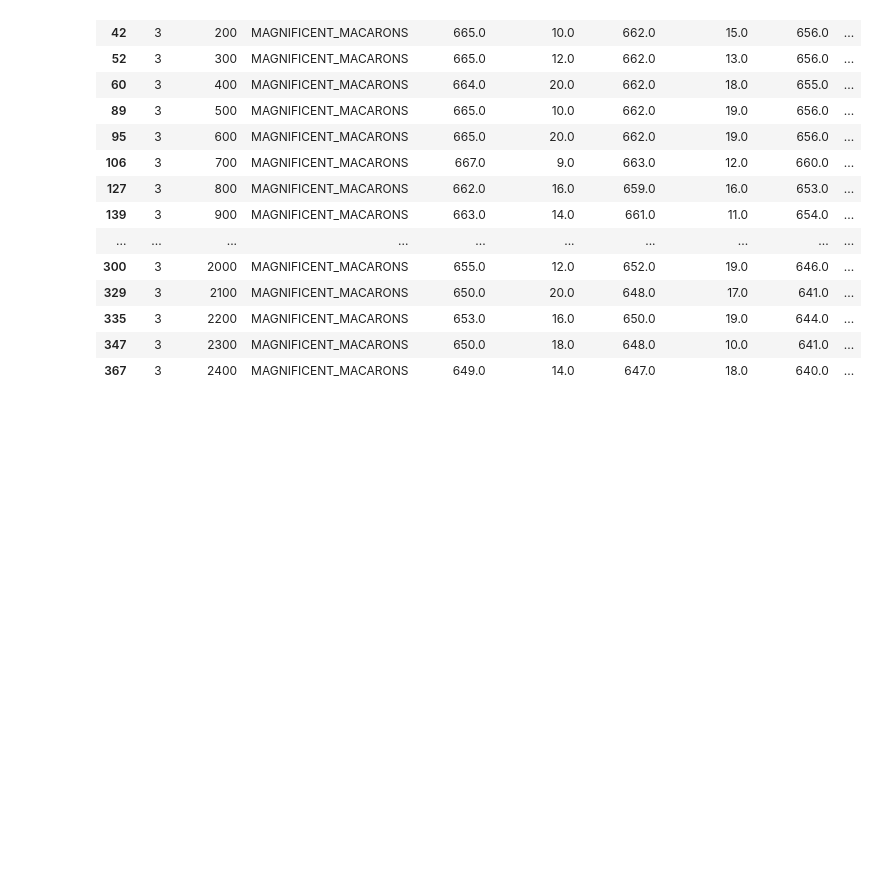
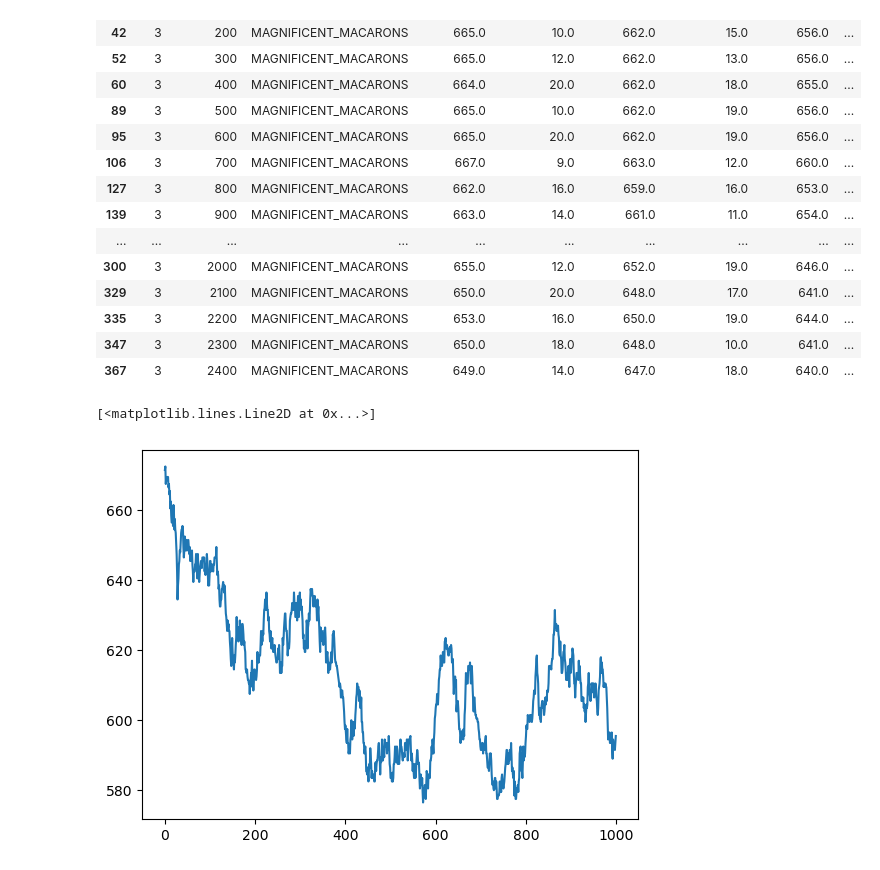
Before and after one commit to AnKhanhKiki/IMC-Trading, a Jupyter notebook: notebooks/round4.ipynb, the cells around one changed output. Cells and saved outputs as stored; diff of their text form; code cells hidden in the pictures; blank space fills up the shorter version.

Commit message:
find CSI

```diff
--- a/notebooks/round4.ipynb
+++ b/notebooks/round4.ipynb
@@ -376,3 +799,22 @@ log[log['product'] == 'MAGNIFICENT_MACARONS'].head(25)
 | 335 | 3 | 2200 | MAGNIFICENT_MACARONS | 653.0 | 16.0 | 650.0 | 19.0 | 644.0 | ... |
 | 347 | 3 | 2300 | MAGNIFICENT_MACARONS | 650.0 | 18.0 | 648.0 | 10.0 | 641.0 | ... |
 | 367 | 3 | 2400 | MAGNIFICENT_MACARONS | 649.0 | 14.0 | 647.0 | 18.0 | 640.0 | ... |
+# %%
+import json
+
+with open('../data/logs/prices.json', 'r') as f:
+    logs = json.load(f)
+
+# [log['lambdaLog'][-30:-23] for log in logs]
+
+# crop the string
+step1 = [log['lambdaLog'][170:-20] for log in logs]
+# find the index of ':' and split from there
+prices = [float(log.split(': ')[1][:5]) for log in step1]
+
+# plot the prices
+plt.plot(prices)
+# prices
+# %% [output]
+[<matplotlib.lines.Line2D at 0x...>]
+[figure, added]
```
Also changed, not shown: parts of 4 cells of this notebook.
